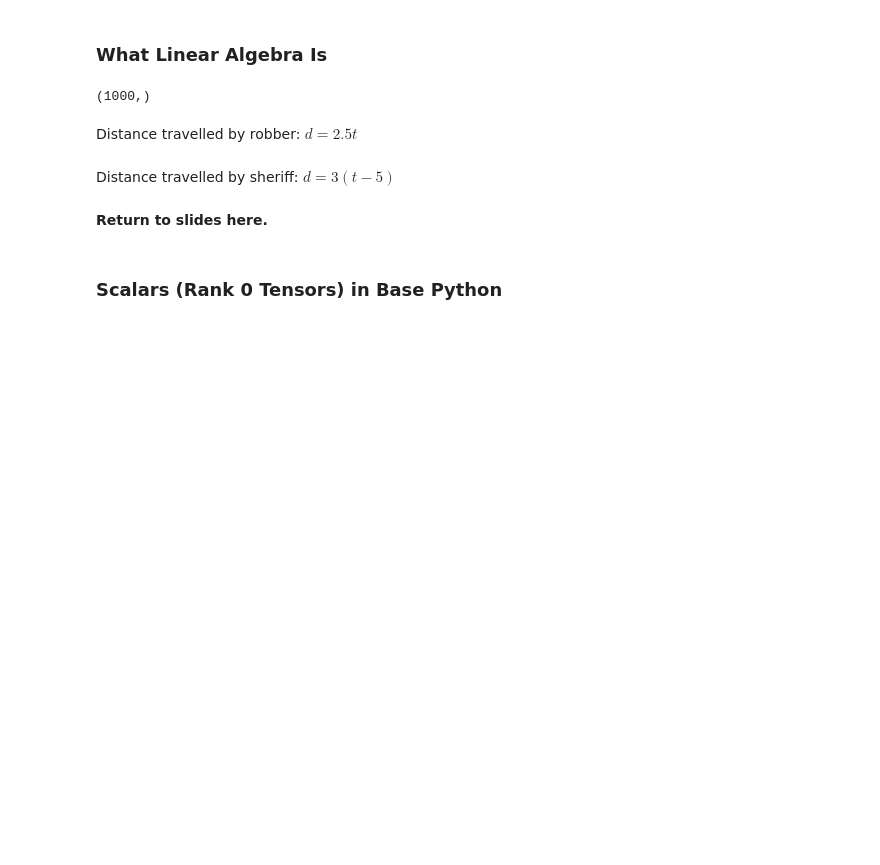
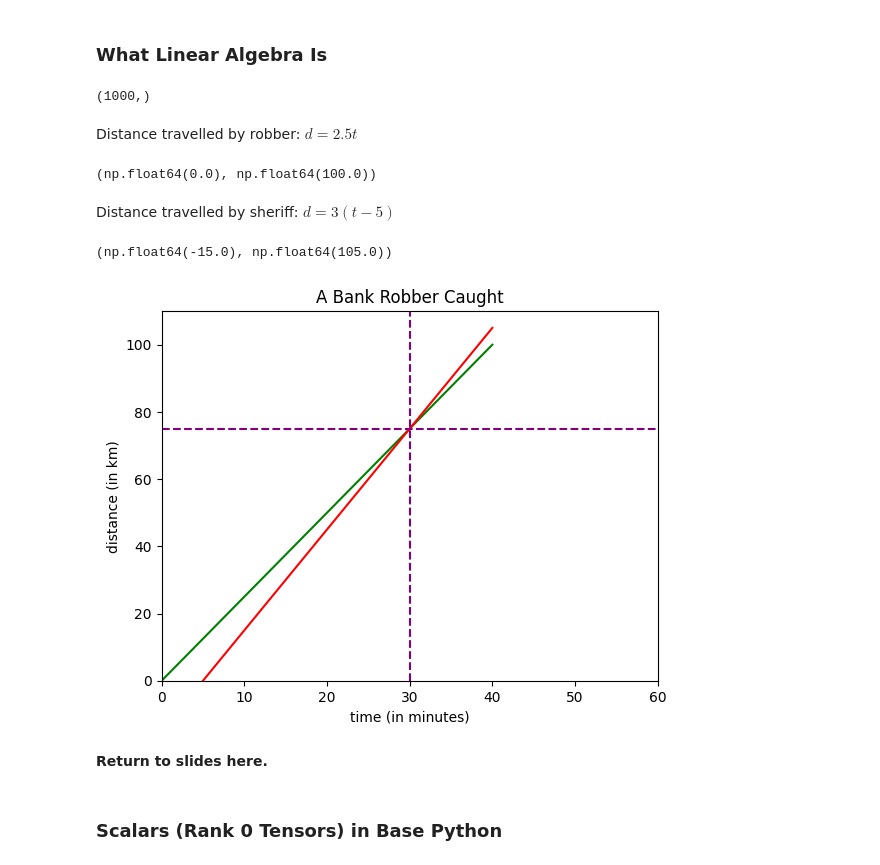
Before and after one commit to psdbia/ML-foundations, a Jupyter notebook: notebooks/1-intro-to-linear-algebra.ipynb, the cells around one changed output. Saved outputs shown, nothing was run; the diff lists cells and outputs as text; code cells hidden in the pictures; blank space fills up the shorter version.

```diff
--- a/notebooks/1-intro-to-linear-algebra.ipynb
+++ b/notebooks/1-intro-to-linear-algebra.ipynb
@@ -66,21 +66,29 @@ t.shape
 Distance travelled by robber: $d = 2.5t$
 # %%
 d_r = 2.5 * t
+d_r.min(), d_r.max()
+# %% [output]
+(np.float64(0.0), np.float64(100.0))
 # %% [markdown]
 Distance travelled by sheriff: $d = 3(t-5)$
 # %%
 d_s = 3 * (t-5)
+d_s.min(), d_s.max()
+# %% [output]
+(np.float64(-15.0), np.float64(105.0))
 # %%
 fig, ax = plt.subplots()
 plt.title('A Bank Robber Caught')
 plt.xlabel('time (in minutes)')
 plt.ylabel('distance (in km)')
-ax.set_xlim([0, 40])
-ax.set_ylim([0, 100])
+ax.set_xlim([0, 60]) # originally set to 40
+ax.set_ylim([0, 110]) # originally set to 100
 ax.plot(t, d_r, c='green')
-ax.plot(t, d_s, c='brown')
+ax.plot(t, d_s, c='red')
 plt.axvline(x=30, color='purple', linestyle='--')
 _ = plt.axhline(y=75, color='purple', linestyle='--')
+# %% [output]
+[figure, added]
 # %% [markdown]
 **Return to slides here.**
 # %% [markdown]
```
Also changed, not shown: parts of 6 cells of this notebook.
